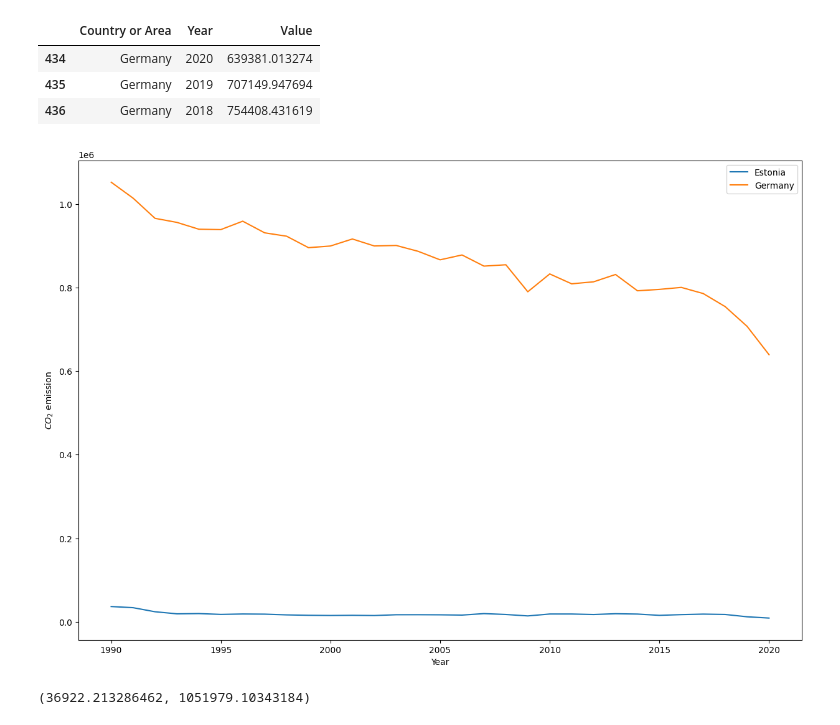
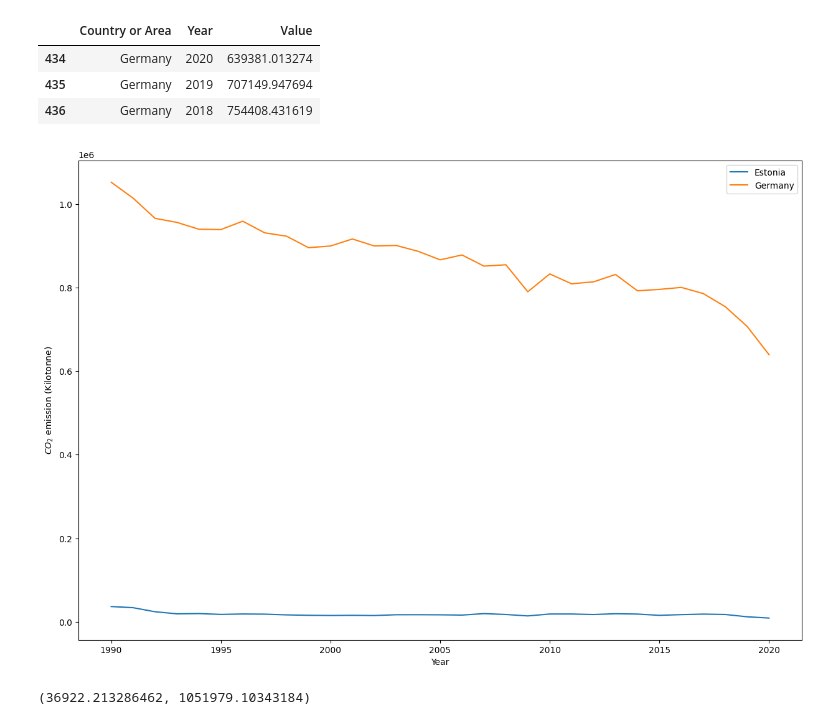
Before and after one commit to anujthapamagar/FEDS, a Jupyter notebook: FEDS_exam.ipynb, the cells around one changed output. Saved outputs shown, nothing was run; the diff lists cells and outputs as text; code cells hidden in the pictures.

```diff
--- a/FEDS_exam.ipynb
+++ b/FEDS_exam.ipynb
@@ -137,11 +137,11 @@ df4.head(3)
 # %%
 plt.figure(figsize = (15,10))
 sns.lineplot(data = df3, x = 'Year', y = 'Value', label = 'Estonia')
 sns.lineplot(data = df4, x = 'Year', y = 'Value', label = 'Germany')
 plt.xlabel('Year')
-plt.ylabel('$CO_{2}$ emission');
+plt.ylabel('$CO_{2}$ emission (Kilotonne)');
 # %% [output]
-[figure, old version]
+[figure, new version]
 # %%
 np.max(df3.Value), np.max(df4.Value)
 # %% [output]
```
Also changed, not shown: parts of 2 cells of this notebook.
